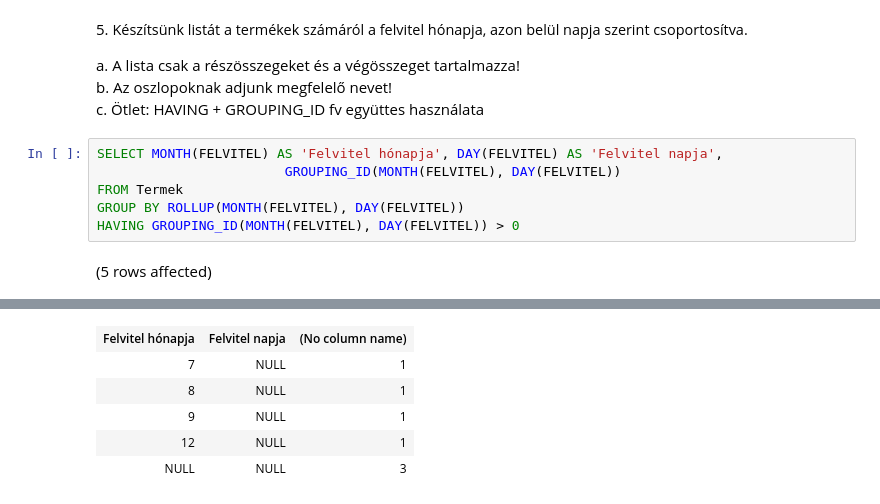
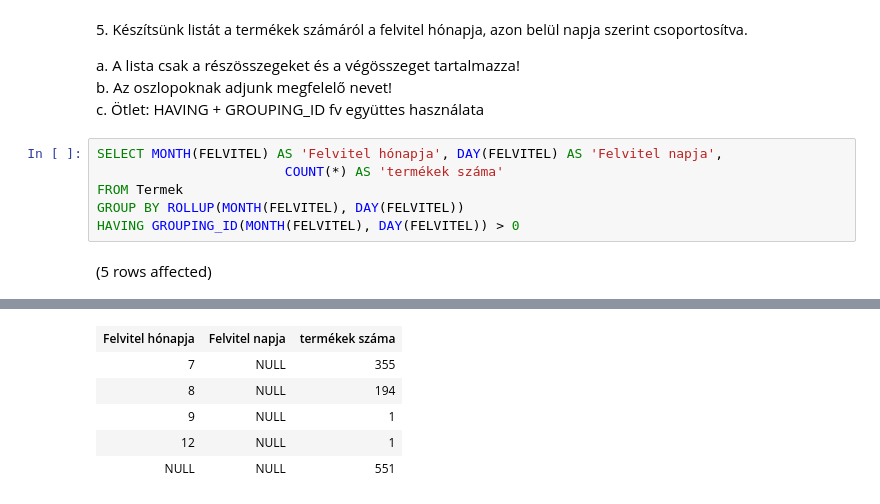
Before and after one commit to Proszcorv/adatbazisok, a Jupyter notebook: gyakorlat04_feladatok.ipynb, the cells around one changed output, grey strips where cells are left out. Saved outputs shown, nothing was run; the diff lists cells and outputs as text.

```diff
--- a/gyakorlat04_feladatok.ipynb
+++ b/gyakorlat04_feladatok.ipynb
@@ -103,7 +104,7 @@ b. Az oszlopoknak adjunk megfelelő nevet!
 c. Ötlet: HAVING + GROUPING\_ID fv együttes használata
 # %%
 SELECT MONTH(FELVITEL) AS 'Felvitel hónapja', DAY(FELVITEL) AS 'Felvitel napja',
-                        GROUPING_ID(MONTH(FELVITEL), DAY(FELVITEL))
+                        COUNT(*) AS 'termékek száma'
 FROM Termek
 GROUP BY ROLLUP(MONTH(FELVITEL), DAY(FELVITEL))
 HAVING GROUPING_ID(MONTH(FELVITEL), DAY(FELVITEL)) > 0
@@ -113,6 +114,6 @@ Total execution time: 00:00:00.035
-| Felvitel hónapja | Felvitel napja | (No column name) |
-| 7 | NULL | 1 |
-| 8 | NULL | 1 |
+| Felvitel hónapja | Felvitel napja | termékek száma |
+| 7 | NULL | 355 |
+| 8 | NULL | 194 |
 | 9 | NULL | 1 |
 | 12 | NULL | 1 |
-| NULL | NULL | 3 |
+| NULL | NULL | 551 |
```
Also changed, not shown: parts of 2 cells of this notebook, 1 other file.
